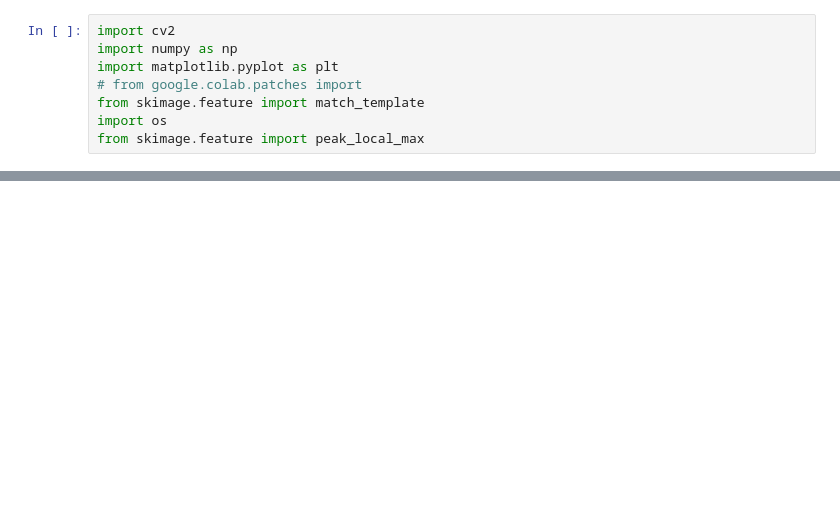
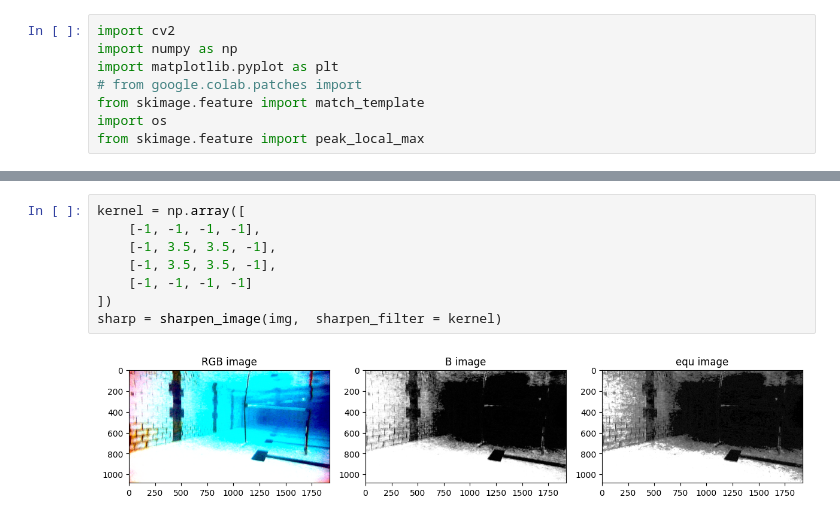
Before and after one commit to trijal2004/Submission-for-Deep_blue_hackathon, a Jupyter notebook: RGHS_filter_blue_hist_area.ipynb, the cells around one changed output, grey strips where cells are left out. Cells and saved outputs as stored; diff of their text form; blank space fills up the shorter version.

```diff
--- a/RGHS_filter_blue_hist_area.ipynb
+++ b/RGHS_filter_blue_hist_area.ipynb
@@ -130,0 +106,10 @@ for img_name in os.listdir(dir):
+# %%
+kernel = np.array([
+    [-1, -1, -1, -1],
+    [-1, 3.5, 3.5, -1],
+    [-1, 3.5, 3.5, -1],
+    [-1, -1, -1, -1]
+])
+sharp = sharpen_image(img,  sharpen_filter = kernel)
+# %% [output]
+[figure, added]
```
Also changed, not shown: parts of 8 cells of this notebook, 13 other files.
